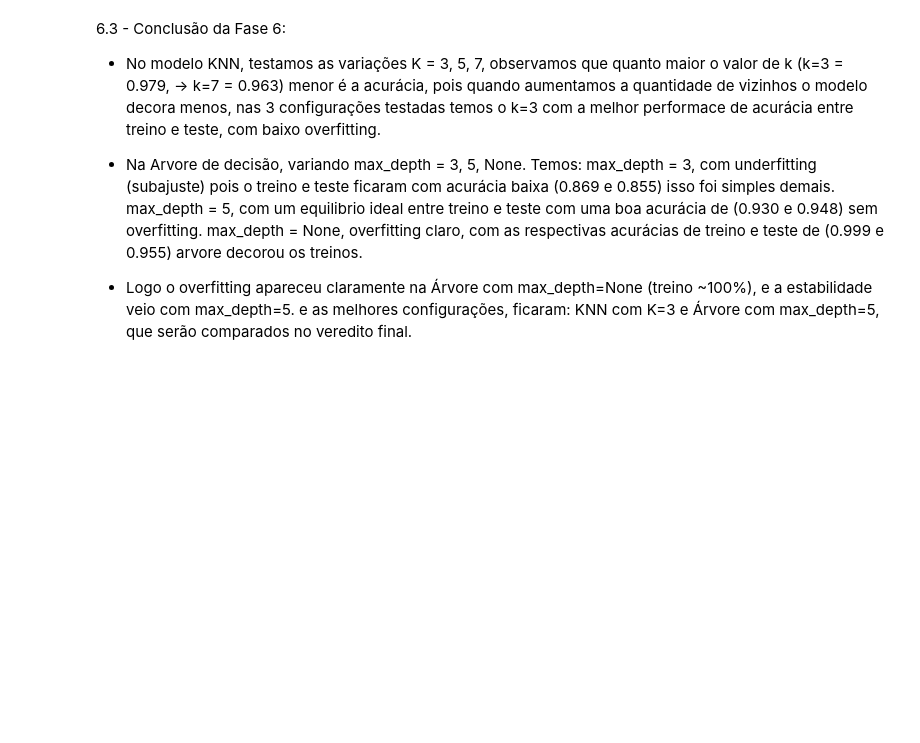
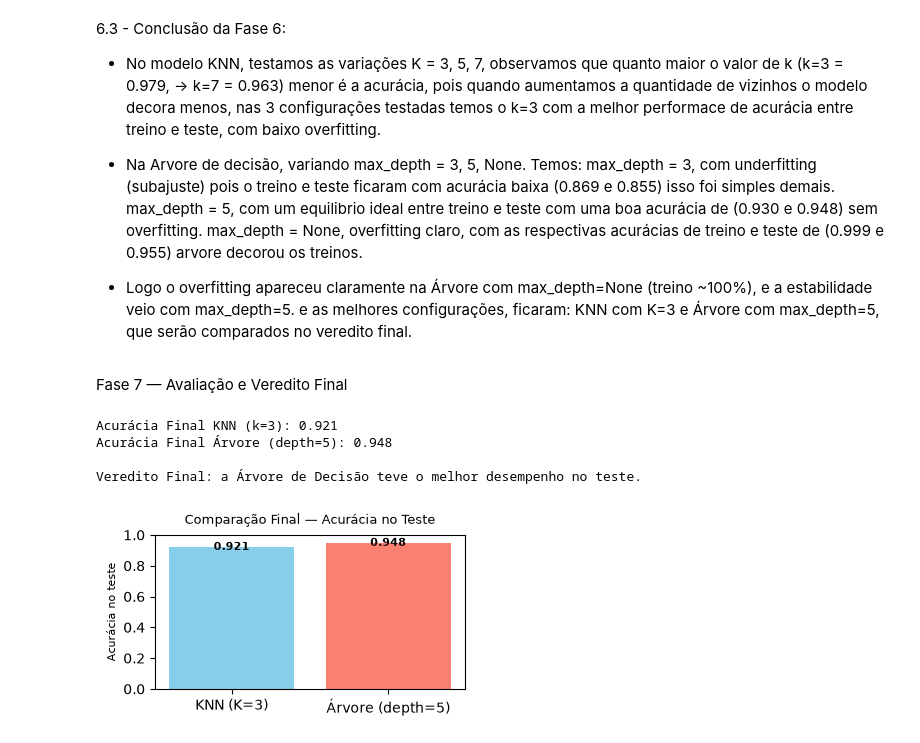
Before and after one commit to renatosadriano-debug/PROJETO-FINAL---ANALISE-DE-MANUTEN-DE-MAQUINAS-PARA-FABRICAS, a Jupyter notebook: notebook.ipynb, the cells around one changed output. Saved outputs shown, nothing was run; the diff lists cells and outputs as text; code cells hidden in the pictures; blank space fills up the shorter version.

Commit message:
implementa avaliacao final e veredito dos modelos (Fase 7)

```diff
--- a/notebook.ipynb
+++ b/notebook.ipynb
@@ -468,3 +468,53 @@ Profundidade=None: Acurácia Treino = 0.999 | Acurácia Teste = 0.955
  - Na Arvore de decisão, variando max_depth = 3, 5, None. Temos: max_depth = 3, com underfitting (subajuste) pois o treino e teste ficaram com acurácia baixa (0.869 e 0.855) isso foi simples demais. max_depth = 5, com um equilibrio ideal entre treino e teste com uma boa acurácia de (0.930 e 0.948) sem overfitting. max_depth = None, overfitting claro, com as respectivas acurácias de treino e teste de (0.999 e 0.955) arvore decorou os treinos.
 
  - Logo o overfitting apareceu claramente na Árvore com max_depth=None (treino ~100%), e a estabilidade veio com max_depth=5. e as melhores configurações, ficaram: KNN com K=3 e Árvore com max_depth=5, que serão comparados no veredito final.
+# %% [markdown]
+Fase 7 — Avaliação e Veredito Final
+# %%
+# --- Melhor KNN (K=3) — usa dados ESCALONADOS ---
+
+melhor_knn = KNeighborsClassifier(n_neighbors=3)
+melhor_knn.fit(X_train_scaled, Y_train_bal)
+acc_knn= accuracy_score(Y_test, melhor_knn.predict(X_test_scaled))
+
+# --- Melhor Árvore (max_depth=5) — usa dados CRUS ---
+
+melhor_arvore = DecisionTreeClassifier(max_depth=5, random_state=42)
+melhor_arvore.fit(X_train_bal, Y_train_bal)
+acc_arvore = accuracy_score(Y_test, melhor_arvore.predict(X_test))
+
+
+# --- Comparação ---
+print(f'Acurácia Final KNN (k=3): {acc_knn:.3f}')
+print(f'Acurácia Final Árvore (depth=5): {acc_arvore:.3f}')
+
+if acc_arvore > acc_knn:
+    print("\nVeredito Final: a Árvore de Decisão teve o melhor desempenho no teste.")
+else:
+    print("\nVeredito Final: o KNN teve o melhor desempenho no teste.")
+# %% [output]
+Acurácia Final KNN (k=3): 0.921
+Acurácia Final Árvore (depth=5): 0.948
+
+Veredito Final: a Árvore de Decisão teve o melhor desempenho no teste.
+# %%
+#Grafico de barras comparando os dois modelos
+
+modelos = ['KNN (K=3)', 'Árvore (depth=5)']
+acuracias = [acc_knn, acc_arvore]
+
+plt.figure(figsize=(4, 2))
+barras = plt.bar(modelos, acuracias, color=['skyblue', 'salmon'])
+
+plt.ylim(0, 1)                          # eixo de 0 a 1 (acurácia)
+plt.ylabel('Acurácia no teste', fontsize=8)
+plt.title('Comparação Final — Acurácia no Teste', fontsize=9, pad=8)
+
+# escreve o valor em cima de cada barra
+for barra in barras:
+    plt.text(barra.get_x() + barra.get_width()/2, barra.get_height(),
+             f'{barra.get_height():.3f}', ha='center', va='center', fontweight='bold', fontsize=8)
+
+plt.show()
+# %% [output]
+[figure, added]
```
Also changed, not shown: parts of 3 cells of this notebook.
